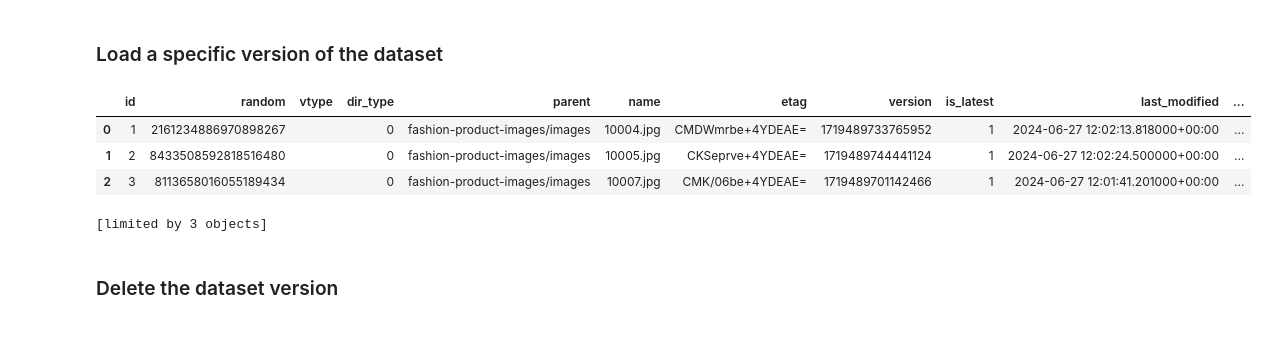
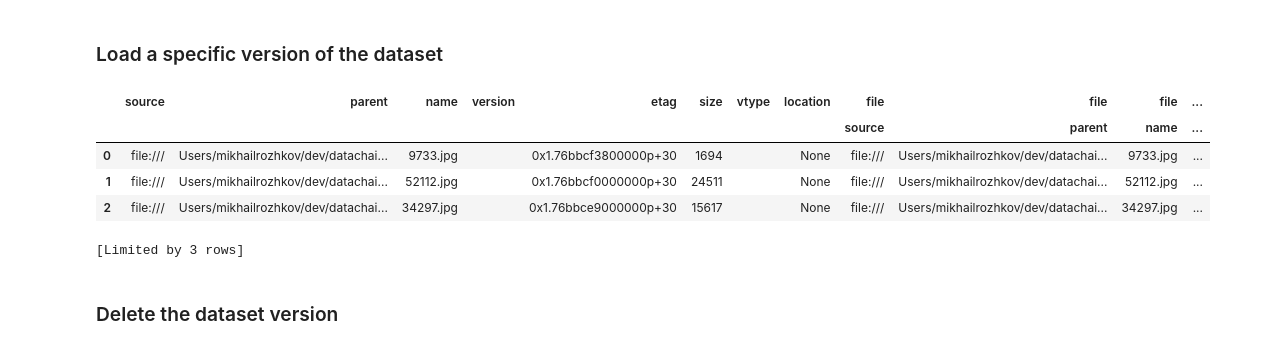
Before and after one commit to iterative/datachain, a Jupyter notebook: examples/computer_vision/fashion_product_images/2-working-with-image-datachains.ipynb, the cells around one changed output. Cells and saved outputs as stored; diff of their text form; code cells hidden in the pictures.

```diff
--- a/examples/computer_vision/fashion_product_images/2-working-with-image-datachains.ipynb
+++ b/examples/computer_vision/fashion_product_images/2-working-with-image-datachains.ipynb
@@ -195,13 +199,14 @@ ds.version
 # %%
 # Load a specific version of the dataset
 
-# DataChain(name="fashion-tmp", version=1).show(3)
+DataChain(name="fashion-tmp", version=1).show(3)
 # %% [output]
-|  | id | random | vtype | dir_type | parent | name | etag | version | is_latest | last_modified | ... |
-| 0 | 1 | 2161234886970898267 |  | 0 | fashion-product-images/images | 10004.jpg | CMDWmrbe+4YDEAE= | 1719489733765952 | 1 | 2024-06-27 12:02:13.818000+00:00 | ... |
-| 1 | 2 | 8433508592818516480 |  | 0 | fashion-product-images/images | 10005.jpg | CKSeprve+4YDEAE= | 1719489744441124 | 1 | 2024-06-27 12:02:24.500000+00:00 | ... |
-| 2 | 3 | 8113658016055189434 |  | 0 | fashion-product-images/images | 10007.jpg | CMK/06be+4YDEAE= | 1719489701142466 | 1 | 2024-06-27 12:01:41.201000+00:00 | ... |
+|  | source | parent | name | version | etag | size | vtype | location | file | file | file | ... |
+|  |  |  |  |  |  |  |  |  | source | parent | name | ... |
+| 0 | file:/// | Users/mikhailrozhkov/dev/datachai... | 9733.jpg |  | 0x1.76bbcf3800000p+30 | 1694 |  | None | file:/// | Users/mikhailrozhkov/dev/datachai... | 9733.jpg | ... |
+| 1 | file:/// | Users/mikhailrozhkov/dev/datachai... | 52112.jpg |  | 0x1.76bbcf0000000p+30 | 24511 |  | None | file:/// | Users/mikhailrozhkov/dev/datachai... | 52112.jpg | ... |
+| 2 | file:/// | Users/mikhailrozhkov/dev/datachai... | 34297.jpg |  | 0x1.76bbce9000000p+30 | 15617 |  | None | file:/// | Users/mikhailrozhkov/dev/datachai... | 34297.jpg | ... |
-[limited by 3 objects]
+[Limited by 3 rows]
 # %% [markdown]
 ### Delete the dataset version
 # %%
```
Also changed, not shown: parts of 9 cells of this notebook, 2 other files.
